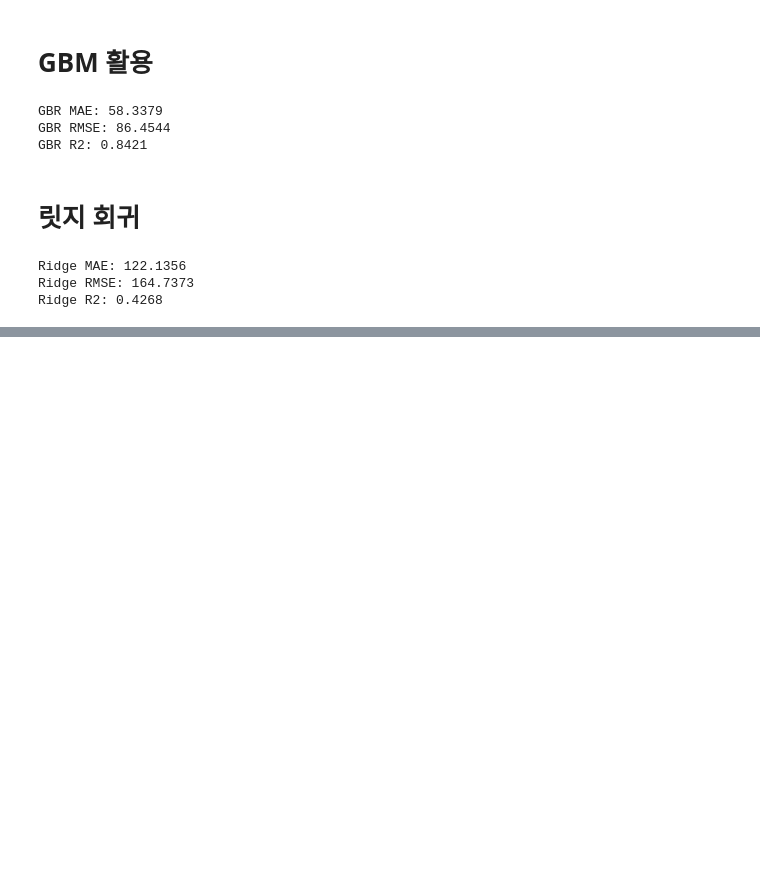
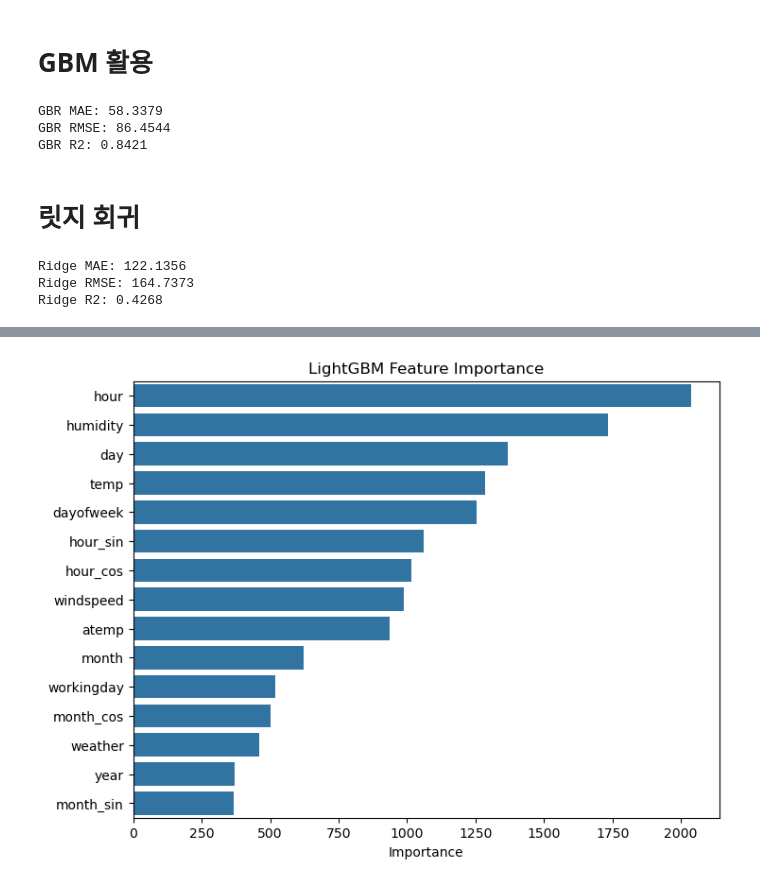
Before and after one commit to chanho0215/hipython, a Jupyter notebook: ml/10_자전거회귀모델.ipynb, the cells around one changed output, grey strips where cells are left out. Cells and saved outputs as stored; diff of their text form; code cells hidden in the pictures; blank space fills up the shorter version.

```diff
--- a/ml/10_자전거회귀모델.ipynb
+++ b/ml/10_자전거회귀모델.ipynb
@@ -531,0 +630,26 @@ Ridge R2: 0.4268
+# %%
+from lightgbm import LGBMRegressor
+from sklearn.metrics import mean_absolute_error, mean_squared_error, r2_score
+import numpy as np
+
+lgbm = LGBMRegressor(
+    n_estimators=500,
+    learning_rate=0.05,
+    max_depth=-1,
+    num_leaves=31,
+    subsample=0.8,
+    colsample_bytree=0.8,
+    random_state=0,
+    n_jobs=-1
+)
+
+lgbm.fit(X_train, y_train)
+pred_lgbm = lgbm.predict(X_test)
+
+lgbm_mae = mean_absolute_error(y_test, pred_lgbm)
+lgbm_rmse = np.sqrt(mean_squared_error(y_test, pred_lgbm))
+lgbm_r2 = r2_score(y_test, pred_lgbm)
+
+print("LGBM MAE:", round(lgbm_mae, 4))
+print("LGBM RMSE:", round(lgbm_rmse, 4))
+print("LGBM R2:", round(lgbm_r2, 4))
@@ -531,0 +835,11 @@ Ridge R2: 0.4268
+# %%
+fi = pd.Series(lgbm.feature_importances_, index=X_train.columns).sort_values(ascending=False)
+
+plt.figure(figsize=(8,6))
+sns.barplot(x=fi.head(15).values, y=fi.head(15).index)
+plt.title("LightGBM Feature Importance")
+plt.xlabel("Importance")
+plt.ylabel("")
+plt.show()
+# %% [output]
+[figure, added]
```
Also changed, not shown: parts of 14 cells of this notebook.
